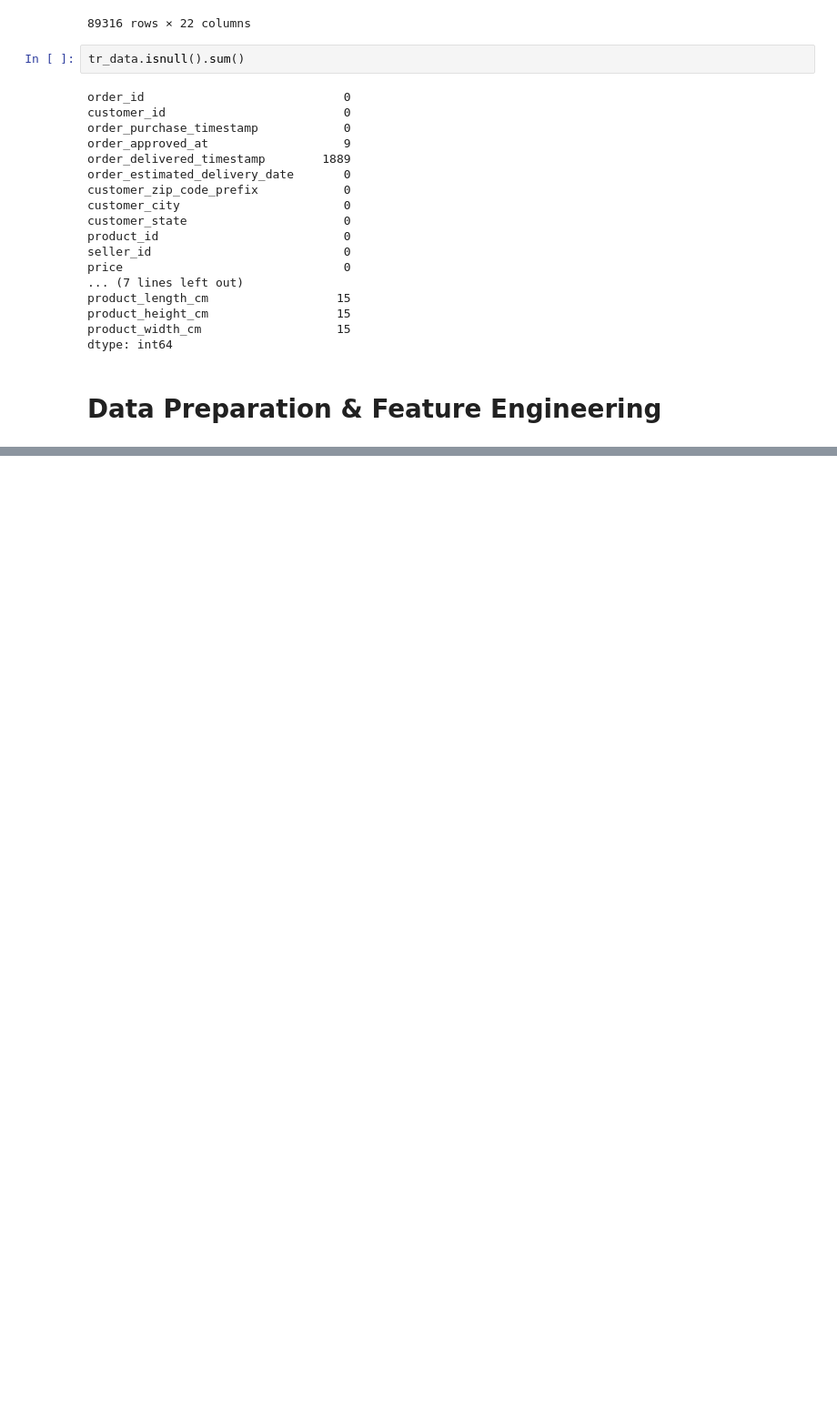
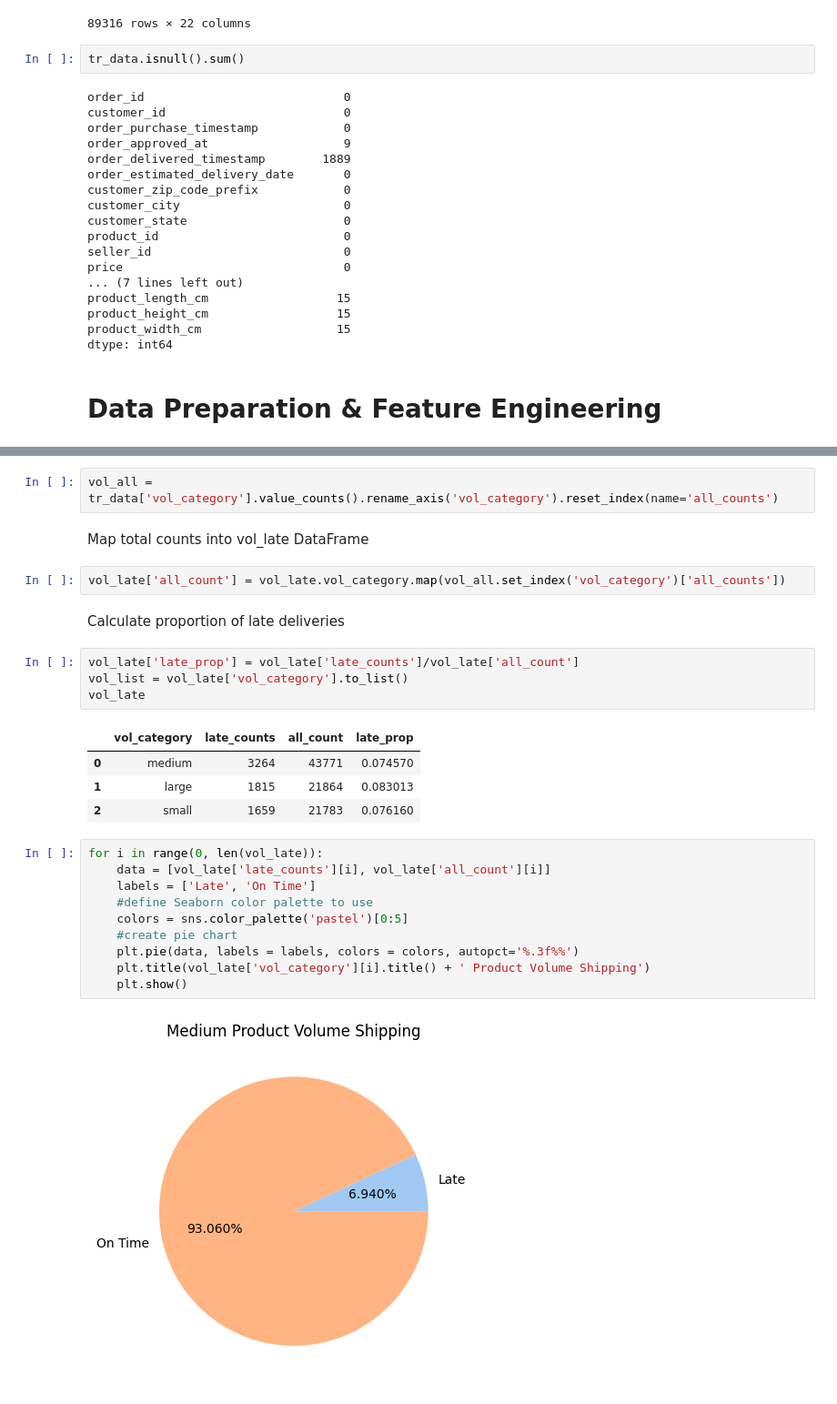
Before and after one commit to arun-ekambaram/supplychain-delivery-delay-ml, a Jupyter notebook: notebook/Exploratory Data Analysis.ipynb, the cells around one changed output, grey strips where cells are left out. Shown: that part at 91% size. Drawn from its saved outputs; the diff is of its cells as text; blank space fills up the shorter version.

```diff
--- a/notebook/Exploratory Data Analysis.ipynb
+++ b/notebook/Exploratory Data Analysis.ipynb
@@ -578,0 +771,29 @@ dtype: int64
+# %%
+vol_all = tr_data['vol_category'].value_counts().rename_axis('vol_category').reset_index(name='all_counts')
+# %% [markdown]
+Map total counts into vol_late DataFrame
+# %%
+vol_late['all_count'] = vol_late.vol_category.map(vol_all.set_index('vol_category')['all_counts'])
+# %% [markdown]
+Calculate proportion of late deliveries
+# %%
+vol_late['late_prop'] = vol_late['late_counts']/vol_late['all_count']
+vol_list = vol_late['vol_category'].to_list()
+vol_late
+# %% [output]
+|  | vol_category | late_counts | all_count | late_prop |
+| 0 | medium | 3264 | 43771 | 0.074570 |
+| 1 | large | 1815 | 21864 | 0.083013 |
+| 2 | small | 1659 | 21783 | 0.076160 |
+# %%
+for i in range(0, len(vol_late)):
+    data = [vol_late['late_counts'][i], vol_late['all_count'][i]]
+    labels = ['Late', 'On Time']
+    #define Seaborn color palette to use
+    colors = sns.color_palette('pastel')[0:5]
+    #create pie chart
+    plt.pie(data, labels = labels, colors = colors, autopct='%.3f%%')
+    plt.title(vol_late['vol_category'][i].title() + ' Product Volume Shipping')
+    plt.show()
+# %% [output]
+[figure, added]
```
Also changed, not shown: parts of 33 cells of this notebook.
